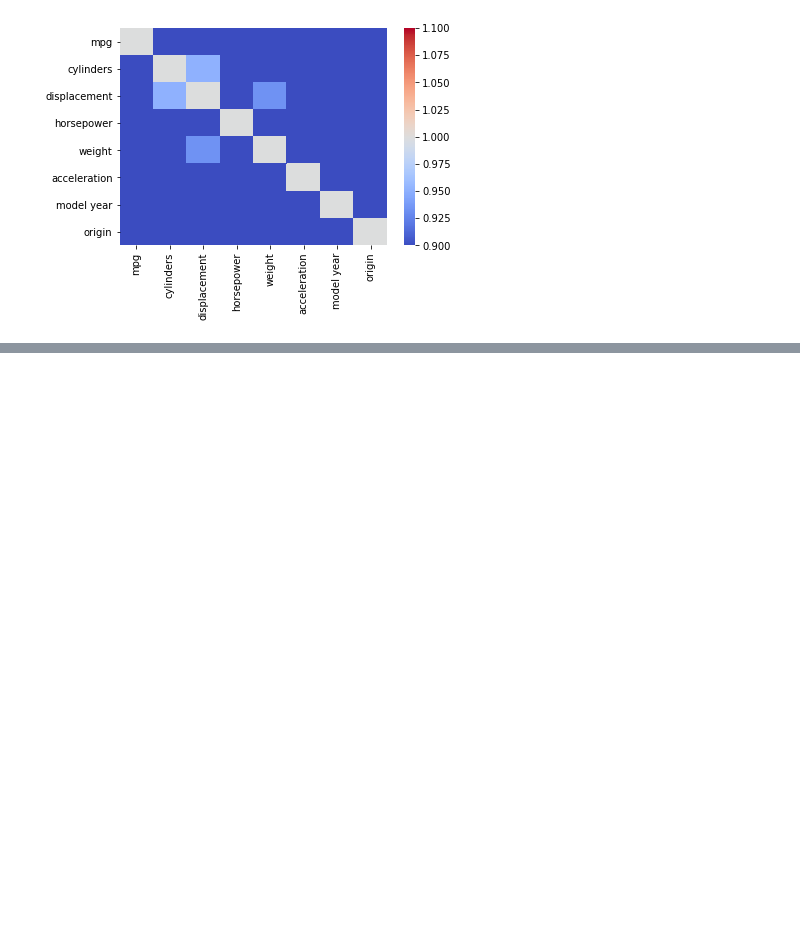
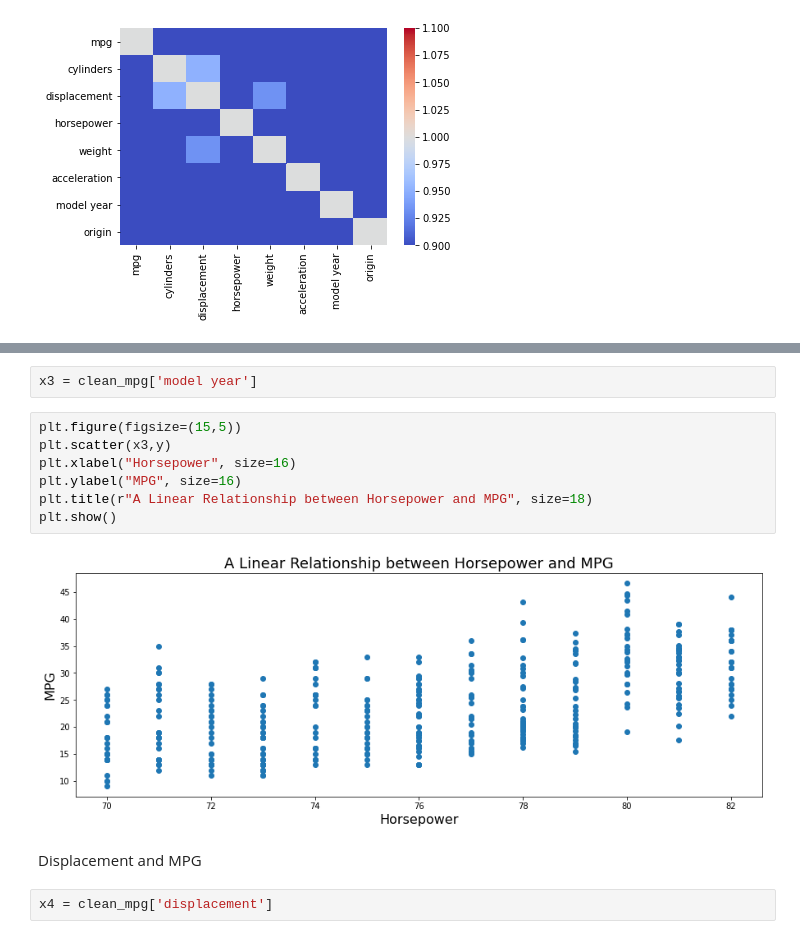
Before and after one commit to samgarcia3/Auto-MPG-Analysis, a Jupyter notebook: Auto_mpg.ipynb, the cells around one changed output, grey strips where cells are left out. Saved outputs shown, nothing was run; the diff lists cells and outputs as text; blank space fills up the shorter version.

```diff
--- a/Auto_mpg.ipynb
+++ b/Auto_mpg.ipynb
@@ -410,0 +463,15 @@ sns.heatmap;
+# %%
+x3 = clean_mpg['model year']
+# %%
+plt.figure(figsize=(15,5))
+plt.scatter(x3,y)
+plt.xlabel("Horsepower", size=16)
+plt.ylabel("MPG", size=16)
+plt.title(r"A Linear Relationship between Horsepower and MPG", size=18)
+plt.show()
+# %% [output]
+[figure, added]
+# %% [markdown]
+Displacement and MPG
+# %%
+x4 = clean_mpg['displacement']
```
Also changed, not shown: parts of 12 cells of this notebook.
